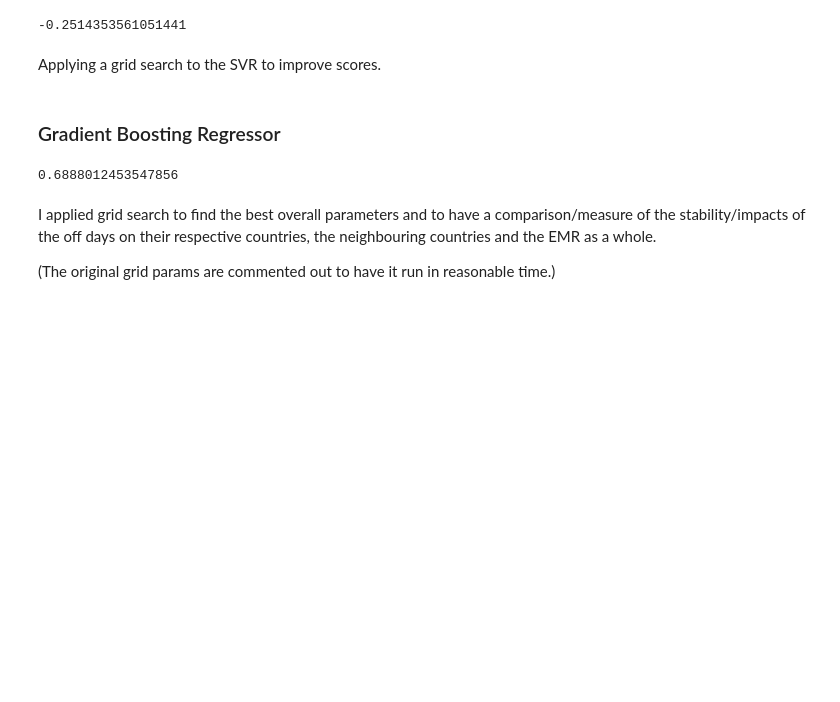
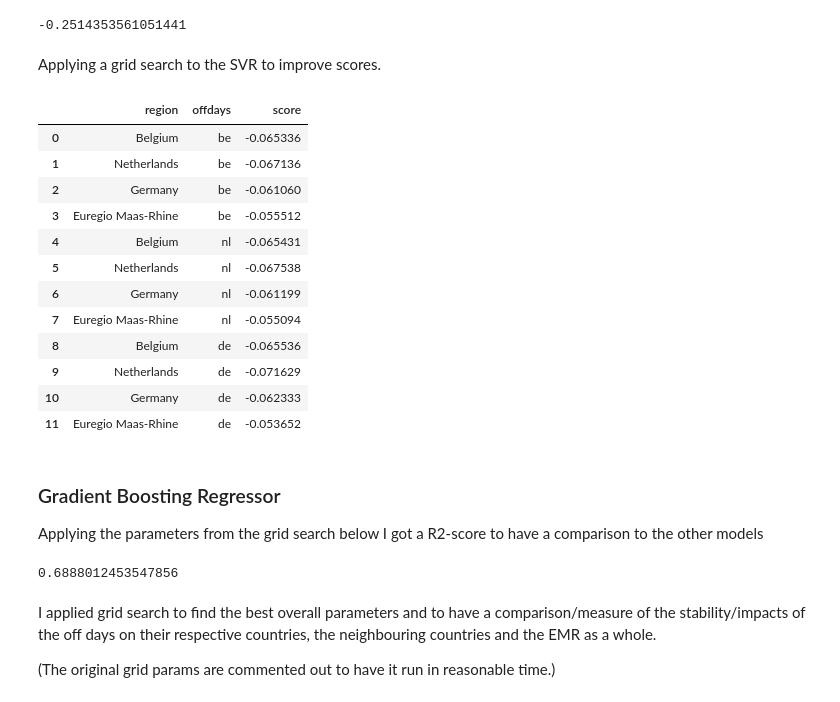
Before and after one commit to GruenerT/DS2_EMR_CoViD_eval, a Jupyter notebook: Seminar_CoViD_tristate_comparison.ipynb, the cells around one changed output. Cells and saved outputs as stored; diff of their text form; code cells hidden in the pictures; blank space fills up the shorter version.

```diff
--- a/Seminar_CoViD_tristate_comparison.ipynb
+++ b/Seminar_CoViD_tristate_comparison.ipynb
@@ -247,5 +248,23 @@ def doGridSearchForSVM():
-# %% [markdown]
-### Gradient Boosting Regressor
+# %%
+scores = doGridSearchForSVM()
+scores.loc[:,['region','offdays','score']]
+# %% [output]
+|  | region | offdays | score |
+| 0 | Belgium | be | -0.065336 |
+| 1 | Netherlands | be | -0.067136 |
+| 2 | Germany | be | -0.061060 |
+| 3 | Euregio Maas-Rhine | be | -0.055512 |
+| 4 | Belgium | nl | -0.065431 |
+| 5 | Netherlands | nl | -0.067538 |
+| 6 | Germany | nl | -0.061199 |
+| 7 | Euregio Maas-Rhine | nl | -0.055094 |
+| 8 | Belgium | de | -0.065536 |
+| 9 | Netherlands | de | -0.071629 |
+| 10 | Germany | de | -0.062333 |
+| 11 | Euregio Maas-Rhine | de | -0.053652 |
+# %% [markdown]
+### Gradient Boosting Regressor
+Applying the parameters from the grid search below I got a R2-score to have a comparison to the other models
 # %%
 pt_gbtr_df = de_off_dfs[30].copy()
 X, y = pt_gbtr_df.loc[:,settings.training_columns], pt_gbtr_df.NDRC_Sliding_Window
```
Also changed, not shown: parts of 3 cells of this notebook, 2 other files.
